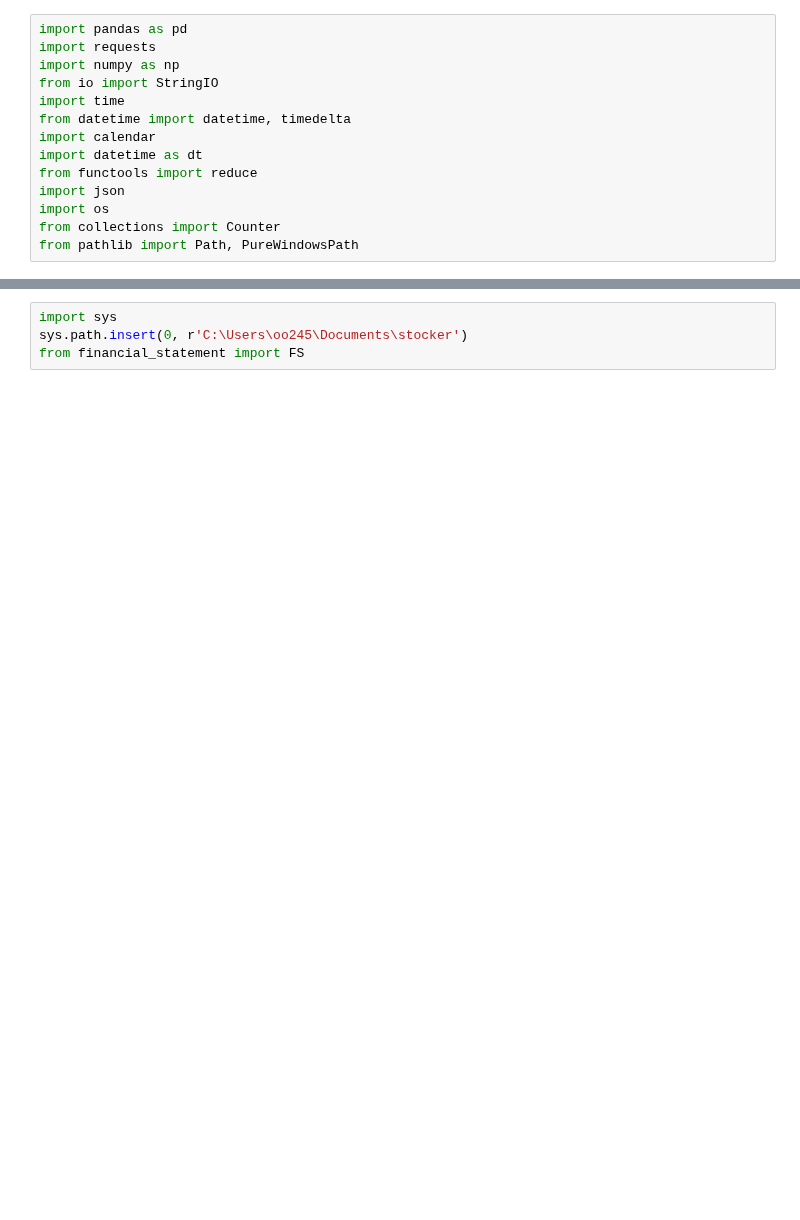
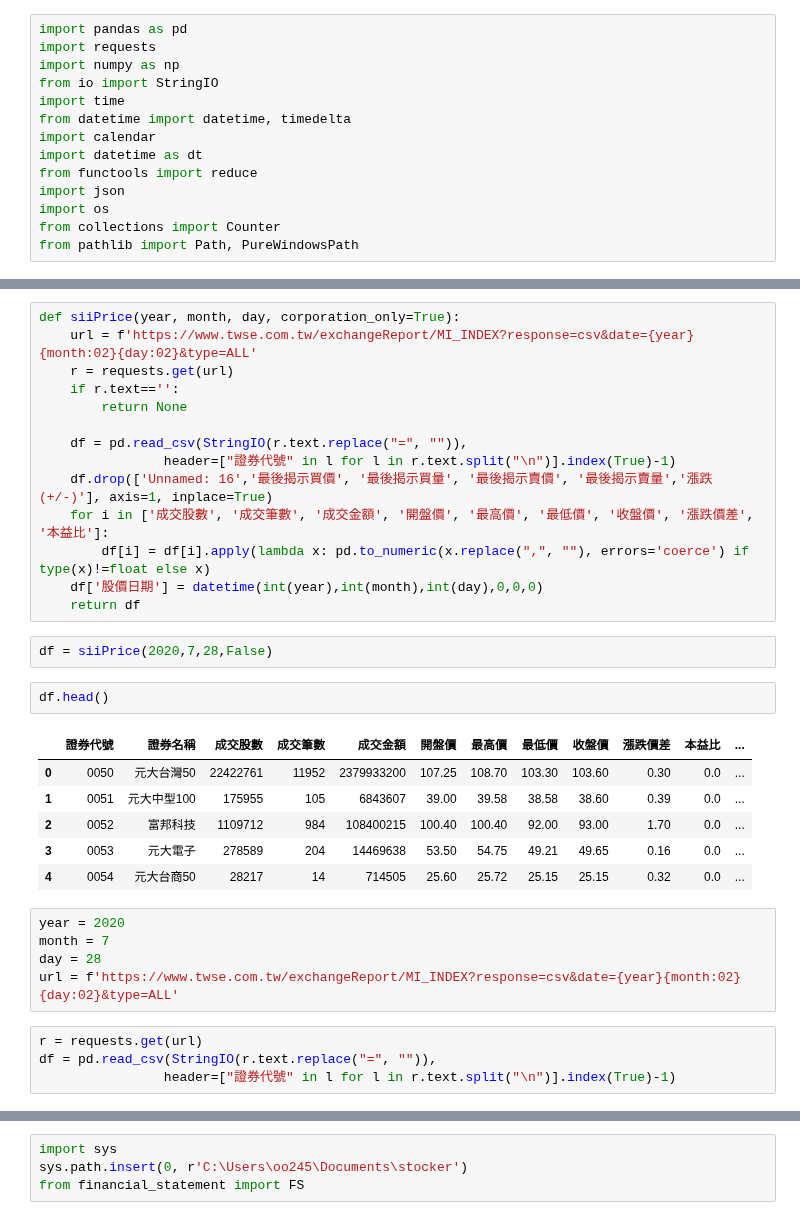
Before and after one commit to kakusikun/stocker, a Jupyter notebook: experiments/test.ipynb, the cells around one changed output, grey strips where cells are left out. Drawn from its saved outputs; the diff is of its cells as text; blank space fills up the shorter version.

```diff
--- a/experiments/test.ipynb
+++ b/experiments/test.ipynb
@@ -14,0 +48,34 @@ from pathlib import Path, PureWindowsPath
+# %%
+def siiPrice(year, month, day, corporation_only=True):
+    url = f'https://www.twse.com.tw/exchangeReport/MI_INDEX?response=csv&date={year}{month:02}{day:02}&type=ALL'
+    r = requests.get(url)
+    if r.text=='':
+        return None
+
+    df = pd.read_csv(StringIO(r.text.replace("=", "")),
+                header=["證券代號" in l for l in r.text.split("\n")].index(True)-1)
+    df.drop(['Unnamed: 16','最後揭示買價', '最後揭示買量', '最後揭示賣價', '最後揭示賣量','漲跌(+/-)'], axis=1, inplace=True)
+    for i in ['成交股數', '成交筆數', '成交金額', '開盤價', '最高價', '最低價', '收盤價', '漲跌價差', '本益比']:
+        df[i] = df[i].apply(lambda x: pd.to_numeric(x.replace(",", ""), errors='coerce') if type(x)!=float else x)
+    df['股價日期'] = datetime(int(year),int(month),int(day),0,0,0)
+    return df
+# %%
+df = siiPrice(2020,7,28,False)
+# %%
+df.head()
+# %% [output]
+|  | 證券代號 | 證券名稱 | 成交股數 | 成交筆數 | 成交金額 | 開盤價 | 最高價 | 最低價 | 收盤價 | 漲跌價差 | 本益比 | ... |
+| 0 | 0050 | 元大台灣50 | 22422761 | 11952 | 2379933200 | 107.25 | 108.70 | 103.30 | 103.60 | 0.30 | 0.0 | ... |
+| 1 | 0051 | 元大中型100 | 175955 | 105 | 6843607 | 39.00 | 39.58 | 38.58 | 38.60 | 0.39 | 0.0 | ... |
+| 2 | 0052 | 富邦科技 | 1109712 | 984 | 108400215 | 100.40 | 100.40 | 92.00 | 93.00 | 1.70 | 0.0 | ... |
+| 3 | 0053 | 元大電子 | 278589 | 204 | 14469638 | 53.50 | 54.75 | 49.21 | 49.65 | 0.16 | 0.0 | ... |
+| 4 | 0054 | 元大台商50 | 28217 | 14 | 714505 | 25.60 | 25.72 | 25.15 | 25.15 | 0.32 | 0.0 | ... |
+# %%
+year = 2020
+month = 7
+day = 28
+url = f'https://www.twse.com.tw/exchangeReport/MI_INDEX?response=csv&date={year}{month:02}{day:02}&type=ALL'
+# %%
+r = requests.get(url)
+df = pd.read_csv(StringIO(r.text.replace("=", "")),
+                header=["證券代號" in l for l in r.text.split("\n")].index(True)-1)
```
Also changed, not shown: parts of 5 cells of this notebook, 2 other files.
